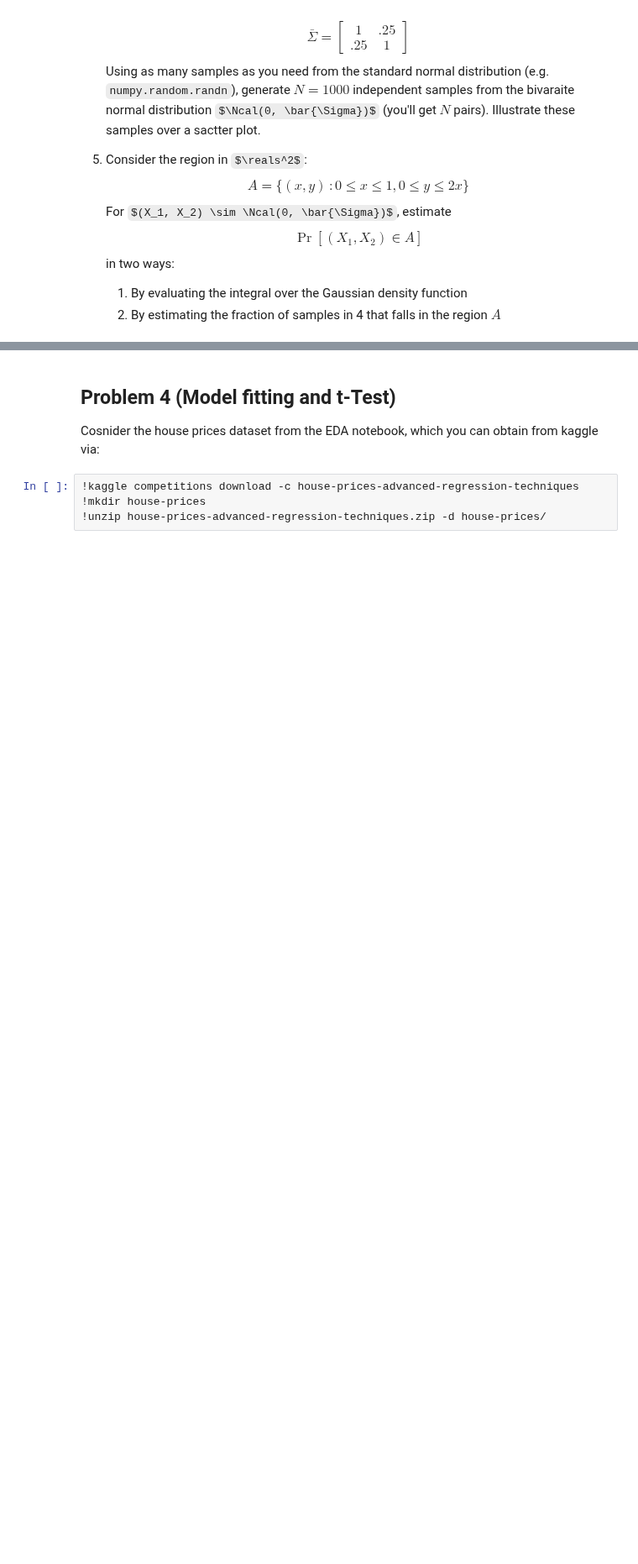
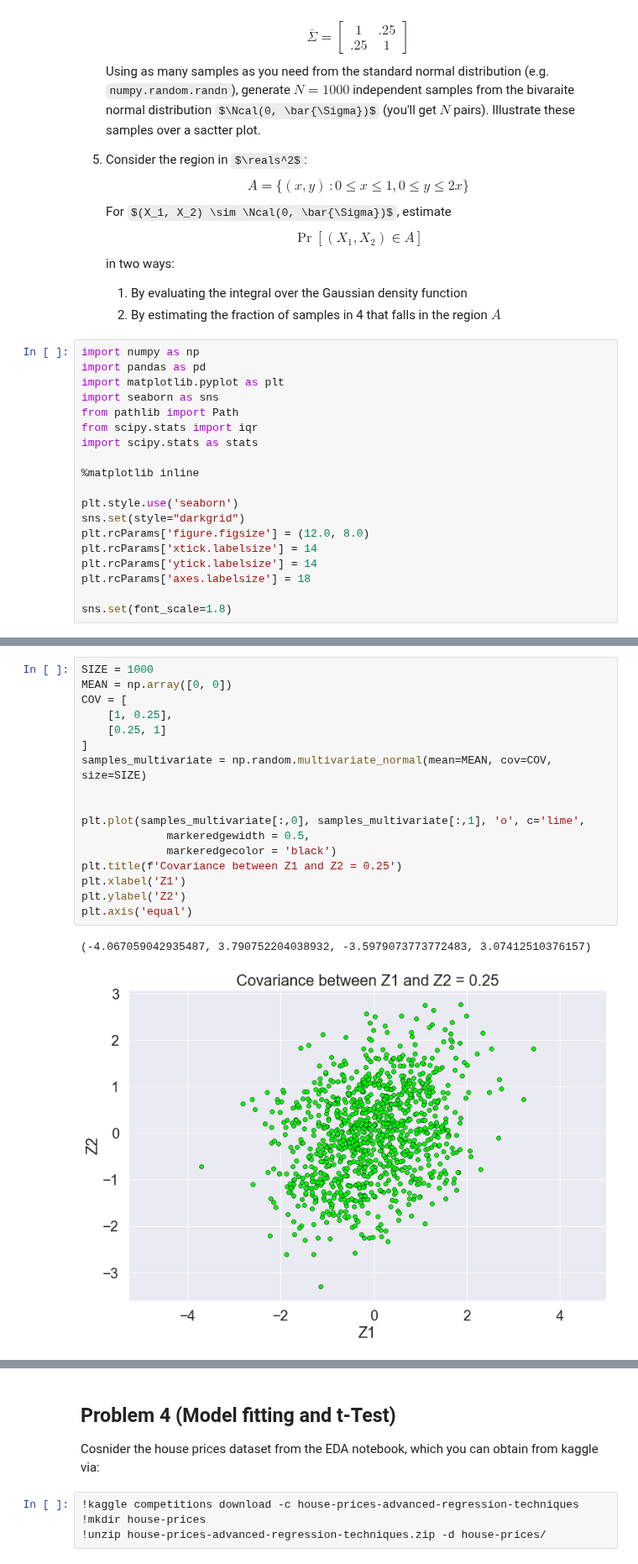
Before and after one commit to EyalMichaeli/IDC_masters, a Jupyter notebook: semester_2/stat/Exercises/Eyal/EX2/hw2.ipynb, the cells around one changed output, grey strips where cells are left out. Shown at 84% size. Cells and saved outputs as stored; diff of their text form; some formulas as TeX source; blank space fills up the shorter version.

```diff
--- a/semester_2/stat/Exercises/Eyal/EX2/hw2.ipynb
+++ b/semester_2/stat/Exercises/Eyal/EX2/hw2.ipynb
@@ -79,3 +79,22 @@ $$
 in two ways:
     1. By evaluating the integral over the Gaussian density function
     2. By estimating the fraction of samples in 4 that falls in the region $A$
+# %%
+import numpy as np
+import pandas as pd
+import matplotlib.pyplot as plt
+import seaborn as sns
+from pathlib import Path
+from scipy.stats import iqr
+import scipy.stats as stats
+
+%matplotlib inline
+
+plt.style.use('seaborn')
+sns.set(style="darkgrid")
+plt.rcParams['figure.figsize'] = (12.0, 8.0)
+plt.rcParams['xtick.labelsize'] = 14
+plt.rcParams['ytick.labelsize'] = 14
+plt.rcParams['axes.labelsize'] = 18
+
+sns.set(font_scale=1.8)
@@ -82,3 +201,23 @@ in two ways:
+# %%
+SIZE = 1000
+MEAN = np.array([0, 0])
+COV = [
+    [1, 0.25],
+    [0.25, 1]
+]
+samples_multivariate = np.random.multivariate_normal(mean=MEAN, cov=COV, size=SIZE)
+
+
+plt.plot(samples_multivariate[:,0], samples_multivariate[:,1], 'o', c='lime',
+             markeredgewidth = 0.5,
+             markeredgecolor = 'black')
+plt.title(f'Covariance between Z1 and Z2 = 0.25')
+plt.xlabel('Z1')
+plt.ylabel('Z2')
+plt.axis('equal')
+# %% [output]
+(-4.067059042935487, 3.790752204038932, -3.5979073773772483, 3.07412510376157)
+[figure, added]
 # %% [markdown]
 ## Problem 2 (Conditional Distribution)
 $\newcommand{\ex}{\mathbb E}$
```
Also changed, not shown: parts of 8 cells of this notebook, 1 other file.
